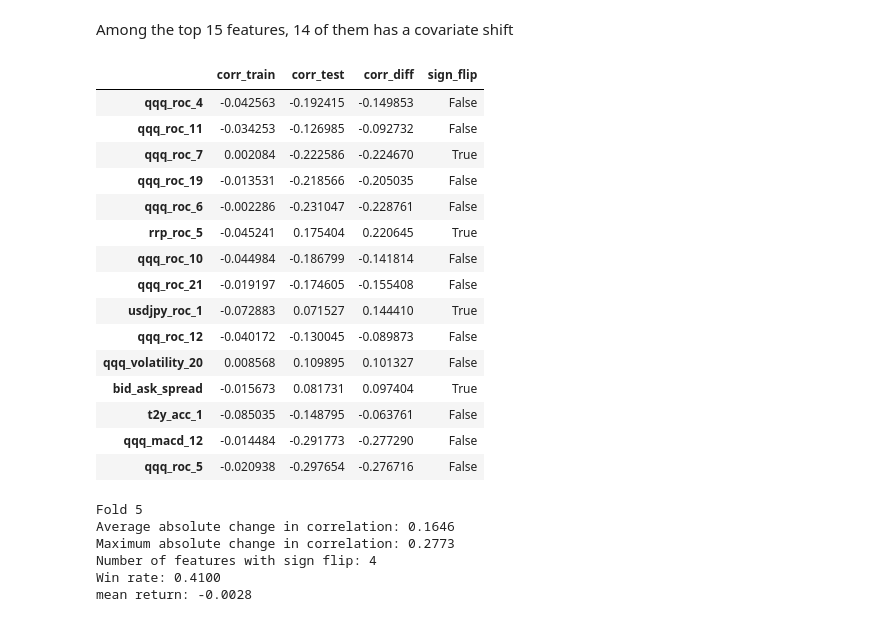
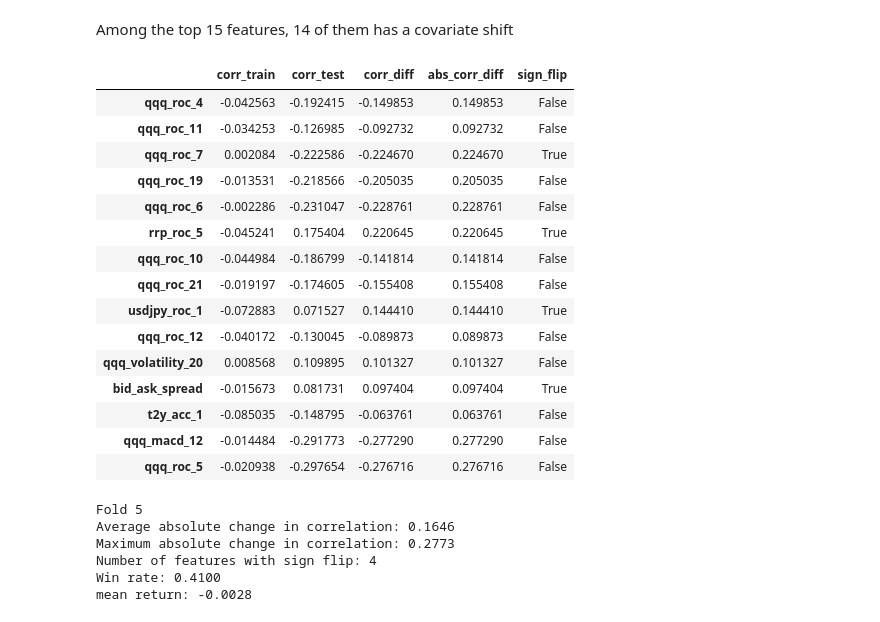
Before and after one commit to ron-shen/Regime-Shift-Analysis-Forecasting-of-QQQ-Returns, a Jupyter notebook: notebooks/model.ipynb, the cells around one changed output. Saved outputs shown, nothing was run; the diff lists cells and outputs as text; code cells hidden in the pictures.

```diff
--- a/notebooks/model.ipynb
+++ b/notebooks/model.ipynb
@@ -31,10 +30,10 @@ df.set_index('Date', inplace=True)
 # %% [markdown]
 Pipeline and model construction
 # %%
-X_train = df.drop(columns=['qqq_fwd_ret_1'])
-X_train.index = pd.to_datetime(X_train.index)
-y_train = df['qqq_fwd_ret_1']
-y_train.index = pd.to_datetime(y_train.index)
+X = df.drop(columns=['qqq_fwd_ret_1'])
+X.index = pd.to_datetime(X.index)
+y = df['qqq_fwd_ret_1']
+y.index = pd.to_datetime(y.index)
 # %%
 models = []
 models.append(('EN', ElasticNet()))
@@ -756,47 +544,33 @@ drift_report
 Among the top 15 features, 14 of them has a covariate shift
 # %%
 #Check concept drift for fold 5
-X_train5 = X_train.loc[fold5_train[0]:fold5_train[1]]
-X_test5 = X_train.loc[fold5_test[0]:fold5_test[1]]
-y_train5 = y_train.loc[fold5_train[0]:fold5_train[1]]
-y_test5 = y_train.loc[fold5_test[0]:fold5_test[1]]
-
-corr_train5 = X_train5.corrwith(y_train5, method='spearman')
-corr_test5 = X_test5.corrwith(y_test5, method='spearman')
-
-corr5_df = pd.DataFrame({
-    'corr_train': corr_train5.values,
-    'corr_test': corr_test5.values
-}, index=corr_train5.index)
-
-corr5_df['corr_diff'] = corr5_df['corr_test'] - corr5_df['corr_train']
-corr5_df['sign_flip'] = (corr5_df['corr_train'] * corr5_df['corr_test']) < 0
-
-corr5_df10 = corr5_df.loc[[
+fold5_features = [
     'qqq_roc_4', 'qqq_roc_11', 'qqq_roc_7',
     'qqq_roc_19', 'qqq_roc_6', 'rrp_roc_5',
     'qqq_roc_10', 'qqq_roc_21', 'usdjpy_roc_1',
     'qqq_roc_12', 'qqq_volatility_20', 'bid_ask_spread',
     't2y_acc_1', 'qqq_macd_12', 'qqq_roc_5'
-]]
-corr5_df10
+]
+
+concept_drift5 = analyze_correlation_drift(X, y, fold5_train, fold5_test, fold5_features)
+concept_drift5
 # %% [output]
-|  | corr_train | corr_test | corr_diff | sign_flip |
-| qqq_roc_4 | -0.042563 | -0.192415 | -0.149853 | False |
-| qqq_roc_11 | -0.034253 | -0.126985 | -0.092732 | False |
-| qqq_roc_7 | 0.002084 | -0.222586 | -0.224670 | True |
-| qqq_roc_19 | -0.013531 | -0.218566 | -0.205035 | False |
-| qqq_roc_6 | -0.002286 | -0.231047 | -0.228761 | False |
-| rrp_roc_5 | -0.045241 | 0.175404 | 0.220645 | True |
-| qqq_roc_10 | -0.044984 | -0.186799 | -0.141814 | False |
-| qqq_roc_21 | -0.019197 | -0.174605 | -0.155408 | False |
-| usdjpy_roc_1 | -0.072883 | 0.071527 | 0.144410 | True |
-| qqq_roc_12 | -0.040172 | -0.130045 | -0.089873 | False |
-| qqq_volatility_20 | 0.008568 | 0.109895 | 0.101327 | False |
-| bid_ask_spread | -0.015673 | 0.081731 | 0.097404 | True |
-| t2y_acc_1 | -0.085035 | -0.148795 | -0.063761 | False |
-| qqq_macd_12 | -0.014484 | -0.291773 | -0.277290 | False |
-| qqq_roc_5 | -0.020938 | -0.297654 | -0.276716 | False |
+|  | corr_train | corr_test | corr_diff | abs_corr_diff | sign_flip |
+| qqq_roc_4 | -0.042563 | -0.192415 | -0.149853 | 0.149853 | False |
+| qqq_roc_11 | -0.034253 | -0.126985 | -0.092732 | 0.092732 | False |
+| qqq_roc_7 | 0.002084 | -0.222586 | -0.224670 | 0.224670 | True |
+| qqq_roc_19 | -0.013531 | -0.218566 | -0.205035 | 0.205035 | False |
+| qqq_roc_6 | -0.002286 | -0.231047 | -0.228761 | 0.228761 | False |
+| rrp_roc_5 | -0.045241 | 0.175404 | 0.220645 | 0.220645 | True |
+| qqq_roc_10 | -0.044984 | -0.186799 | -0.141814 | 0.141814 | False |
+| qqq_roc_21 | -0.019197 | -0.174605 | -0.155408 | 0.155408 | False |
+| usdjpy_roc_1 | -0.072883 | 0.071527 | 0.144410 | 0.144410 | True |
+| qqq_roc_12 | -0.040172 | -0.130045 | -0.089873 | 0.089873 | False |
+| qqq_volatility_20 | 0.008568 | 0.109895 | 0.101327 | 0.101327 | False |
+| bid_ask_spread | -0.015673 | 0.081731 | 0.097404 | 0.097404 | True |
+| t2y_acc_1 | -0.085035 | -0.148795 | -0.063761 | 0.063761 | False |
+| qqq_macd_12 | -0.014484 | -0.291773 | -0.277290 | 0.277290 | False |
+| qqq_roc_5 | -0.020938 | -0.297654 | -0.276716 | 0.276716 | False |
 # %%
 sr = strtegy_ret.loc[fold5_test[0]:fold5_test[1]]
 
```
Also changed, not shown: parts of 24 cells of this notebook, 5 other files.
